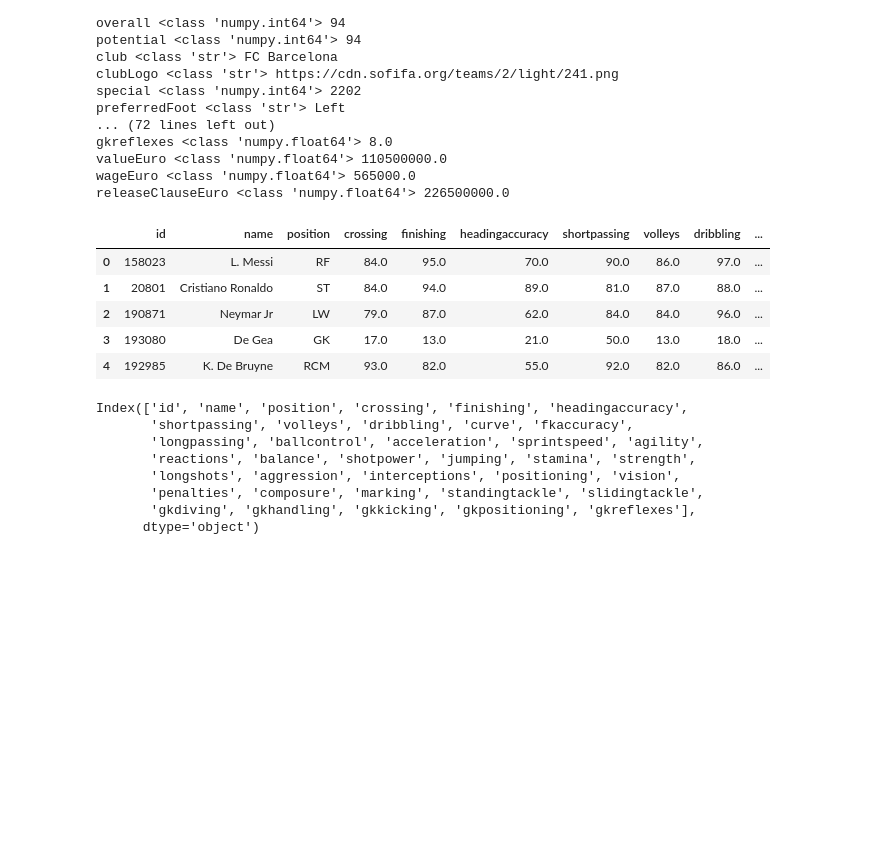
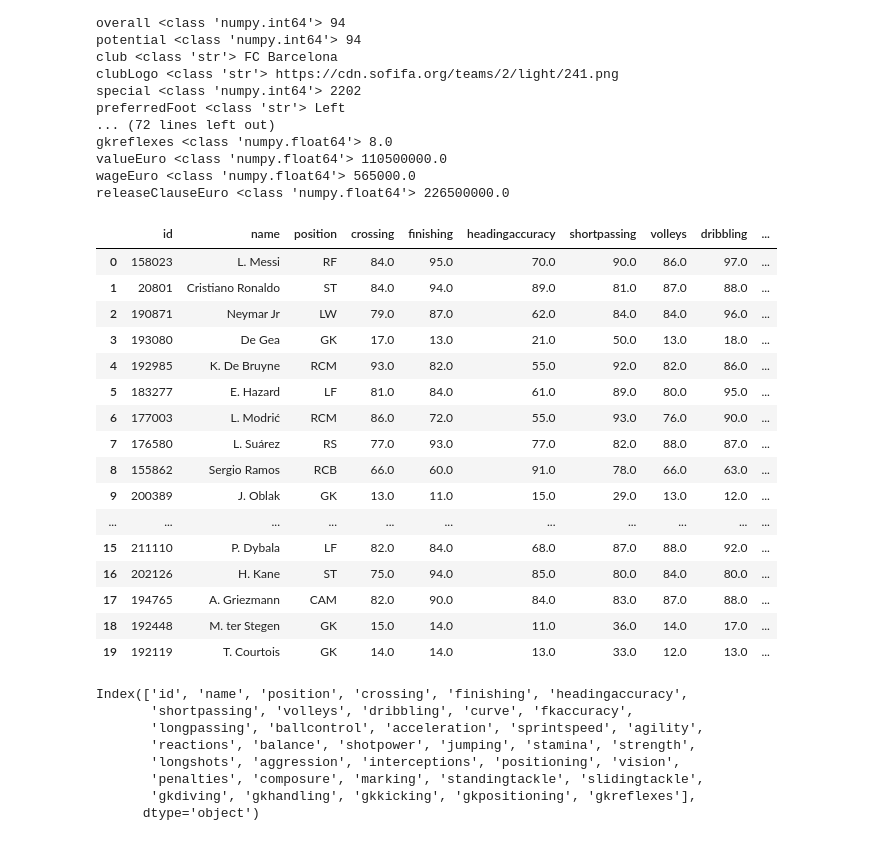
Before and after one commit to fifa-19-player-stats/data, a Jupyter notebook: code/FIFA_Stats.ipynb, the cells around one changed output. Drawn from its saved outputs; the diff is of its cells as text; code cells hidden in the pictures; blank space fills up the shorter version.

```diff
--- a/code/FIFA_Stats.ipynb
+++ b/code/FIFA_Stats.ipynb
@@ -124,22 +124,33 @@ releaseClauseEuro <class 'numpy.float64'> 226500000.0
 # %%
 bs_cols = ['id', 'name','position','crossing', 'finishing', 'headingaccuracy', 'shortpassing',
        'volleys', 'dribbling', 'curve', 'fkaccuracy', 'longpassing',
        'ballcontrol', 'acceleration', 'sprintspeed', 'agility', 'reactions',
        'balance', 'shotpower', 'jumping', 'stamina', 'strength', 'longshots',
        'aggression', 'interceptions', 'positioning', 'vision', 'penalties',
        'composure', 'marking', 'standingtackle', 'slidingtackle', 'gkdiving',
        'gkhandling', 'gkkicking', 'gkpositioning', 'gkreflexes']
 
 df_stat = df[bs_cols]
 
-df_stat.head()
+df_stat.head(20)
 # %% [output]
 |  | id | name | position | crossing | finishing | headingaccuracy | shortpassing | volleys | dribbling | ... |
 | 0 | 158023 | L. Messi | RF | 84.0 | 95.0 | 70.0 | 90.0 | 86.0 | 97.0 | ... |
 | 1 | 20801 | Cristiano Ronaldo | ST | 84.0 | 94.0 | 89.0 | 81.0 | 87.0 | 88.0 | ... |
 | 2 | 190871 | Neymar Jr | LW | 79.0 | 87.0 | 62.0 | 84.0 | 84.0 | 96.0 | ... |
 | 3 | 193080 | De Gea | GK | 17.0 | 13.0 | 21.0 | 50.0 | 13.0 | 18.0 | ... |
 | 4 | 192985 | K. De Bruyne | RCM | 93.0 | 82.0 | 55.0 | 92.0 | 82.0 | 86.0 | ... |
+| 5 | 183277 | E. Hazard | LF | 81.0 | 84.0 | 61.0 | 89.0 | 80.0 | 95.0 | ... |
+| 6 | 177003 | L. Modrić | RCM | 86.0 | 72.0 | 55.0 | 93.0 | 76.0 | 90.0 | ... |
+| 7 | 176580 | L. Suárez | RS | 77.0 | 93.0 | 77.0 | 82.0 | 88.0 | 87.0 | ... |
+| 8 | 155862 | Sergio Ramos | RCB | 66.0 | 60.0 | 91.0 | 78.0 | 66.0 | 63.0 | ... |
+| 9 | 200389 | J. Oblak | GK | 13.0 | 11.0 | 15.0 | 29.0 | 13.0 | 12.0 | ... |
+| ... | ... | ... | ... | ... | ... | ... | ... | ... | ... | ... |
+| 15 | 211110 | P. Dybala | LF | 82.0 | 84.0 | 68.0 | 87.0 | 88.0 | 92.0 | ... |
+| 16 | 202126 | H. Kane | ST | 75.0 | 94.0 | 85.0 | 80.0 | 84.0 | 80.0 | ... |
+| 17 | 194765 | A. Griezmann | CAM | 82.0 | 90.0 | 84.0 | 83.0 | 87.0 | 88.0 | ... |
+| 18 | 192448 | M. ter Stegen | GK | 15.0 | 14.0 | 11.0 | 36.0 | 14.0 | 17.0 | ... |
+| 19 | 192119 | T. Courtois | GK | 14.0 | 14.0 | 13.0 | 33.0 | 12.0 | 13.0 | ... |
 # %%
 df_stat.columns
 # %% [output]
```
Also changed, not shown: parts of 1 cell of this notebook, 56 other files.
